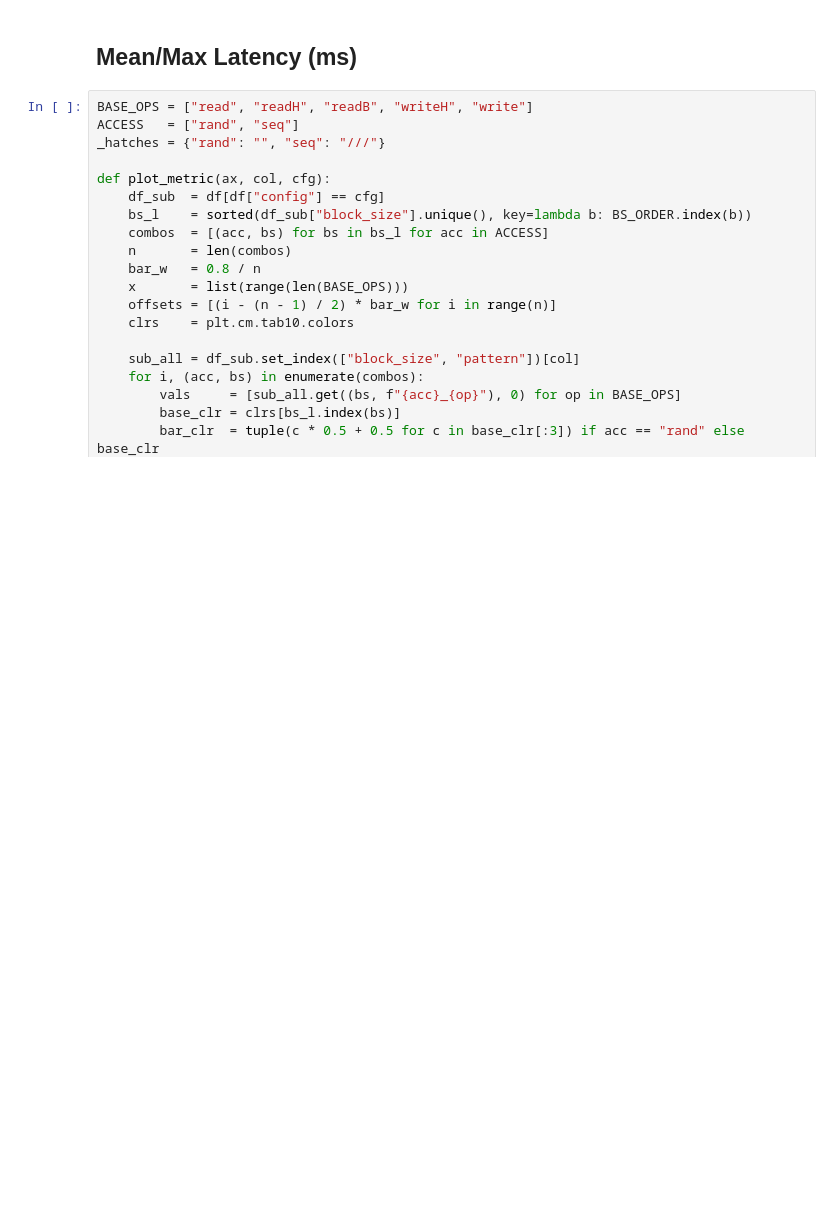
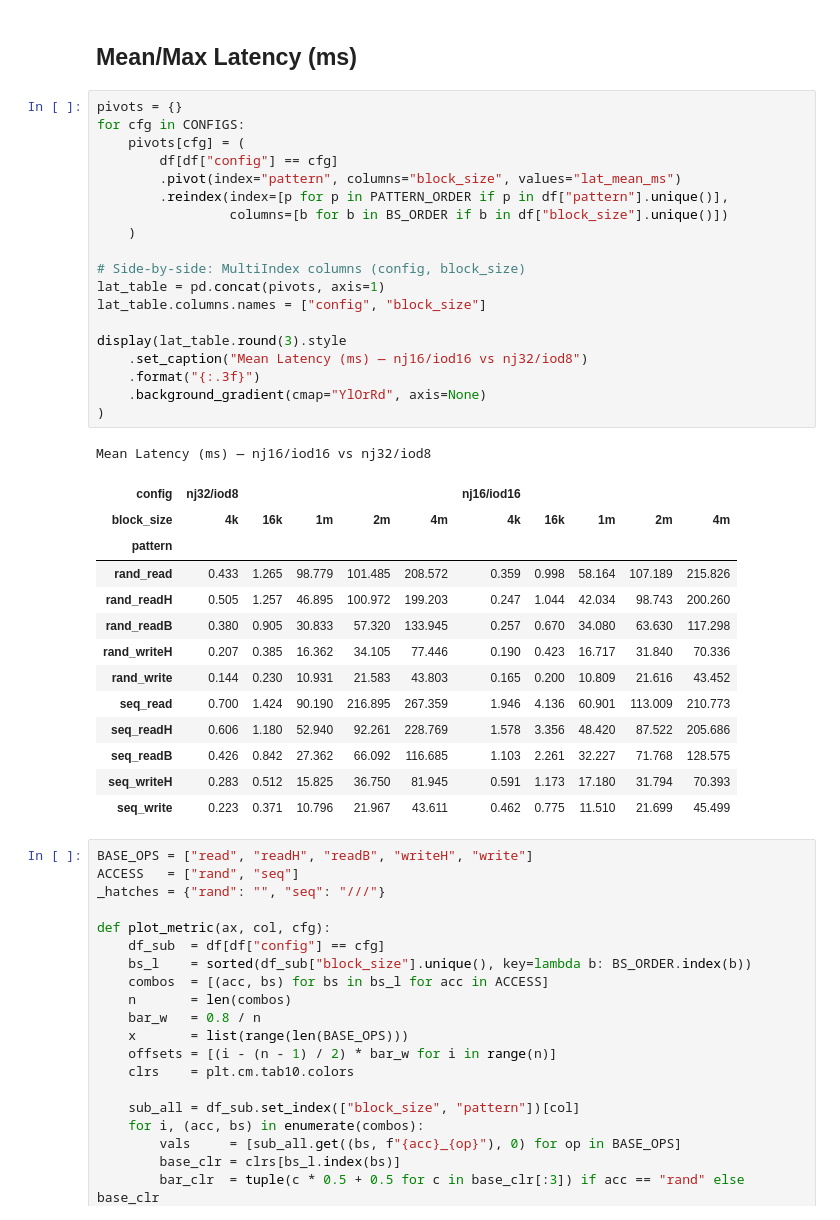
Before and after one commit to cissieAB/pdsw26_daos-bench, a Jupyter notebook: results/testbed/fio-dfs-all-rw-patterns/fio_dfs_all_patterns.ipynb, the cells around one changed output. Cells and saved outputs as stored; diff of their text form; blank space fills up the shorter version.

```diff
--- a/results/testbed/fio-dfs-all-rw-patterns/fio_dfs_all_patterns.ipynb
+++ b/results/testbed/fio-dfs-all-rw-patterns/fio_dfs_all_patterns.ipynb
@@ -115,6 +115,40 @@ Loaded 100 jobs from 2 config(s) × 5 block size(s)
 100 rows × 9 columns
 # %% [markdown]
 ## Mean/Max Latency (ms)
+# %%
+pivots = {}
+for cfg in CONFIGS:
+    pivots[cfg] = (
+        df[df["config"] == cfg]
+        .pivot(index="pattern", columns="block_size", values="lat_mean_ms")
+        .reindex(index=[p for p in PATTERN_ORDER if p in df["pattern"].unique()],
+                 columns=[b for b in BS_ORDER if b in df["block_size"].unique()])
+    )
+
+# Side-by-side: MultiIndex columns (config, block_size)
+lat_table = pd.concat(pivots, axis=1)
+lat_table.columns.names = ["config", "block_size"]
+
+display(lat_table.round(3).style
+    .set_caption("Mean Latency (ms) — nj16/iod16 vs nj32/iod8")
+    .format("{:.3f}")
+    .background_gradient(cmap="YlOrRd", axis=None)
+)
+# %% [output]
+Mean Latency (ms) — nj16/iod16 vs nj32/iod8
+| config | nj32/iod8 |  |  |  |  | nj16/iod16 |  |  |  |  |
+| block_size | 4k | 16k | 1m | 2m | 4m | 4k | 16k | 1m | 2m | 4m |
+| pattern |  |  |  |  |  |  |  |  |  |  |
+| rand_read | 0.433 | 1.265 | 98.779 | 101.485 | 208.572 | 0.359 | 0.998 | 58.164 | 107.189 | 215.826 |
+| rand_readH | 0.505 | 1.257 | 46.895 | 100.972 | 199.203 | 0.247 | 1.044 | 42.034 | 98.743 | 200.260 |
+| rand_readB | 0.380 | 0.905 | 30.833 | 57.320 | 133.945 | 0.257 | 0.670 | 34.080 | 63.630 | 117.298 |
+| rand_writeH | 0.207 | 0.385 | 16.362 | 34.105 | 77.446 | 0.190 | 0.423 | 16.717 | 31.840 | 70.336 |
+| rand_write | 0.144 | 0.230 | 10.931 | 21.583 | 43.803 | 0.165 | 0.200 | 10.809 | 21.616 | 43.452 |
+| seq_read | 0.700 | 1.424 | 90.190 | 216.895 | 267.359 | 1.946 | 4.136 | 60.901 | 113.009 | 210.773 |
+| seq_readH | 0.606 | 1.180 | 52.940 | 92.261 | 228.769 | 1.578 | 3.356 | 48.420 | 87.522 | 205.686 |
+| seq_readB | 0.426 | 0.842 | 27.362 | 66.092 | 116.685 | 1.103 | 2.261 | 32.227 | 71.768 | 128.575 |
+| seq_writeH | 0.283 | 0.512 | 15.825 | 36.750 | 81.945 | 0.591 | 1.173 | 17.180 | 31.794 | 70.393 |
+| seq_write | 0.223 | 0.371 | 10.796 | 21.967 | 43.611 | 0.462 | 0.775 | 11.510 | 21.699 | 45.499 |
 # %%
 BASE_OPS = ["read", "readH", "readB", "writeH", "write"]
 ACCESS   = ["rand", "seq"]
```
Also changed, not shown: 17 other files.
